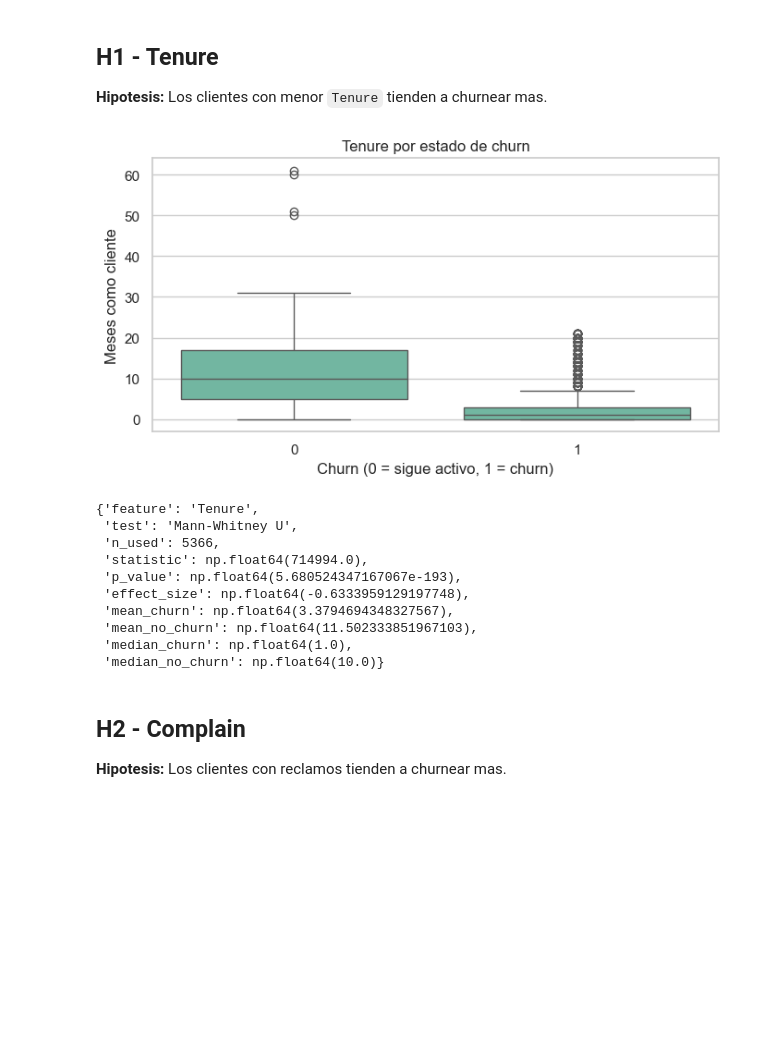
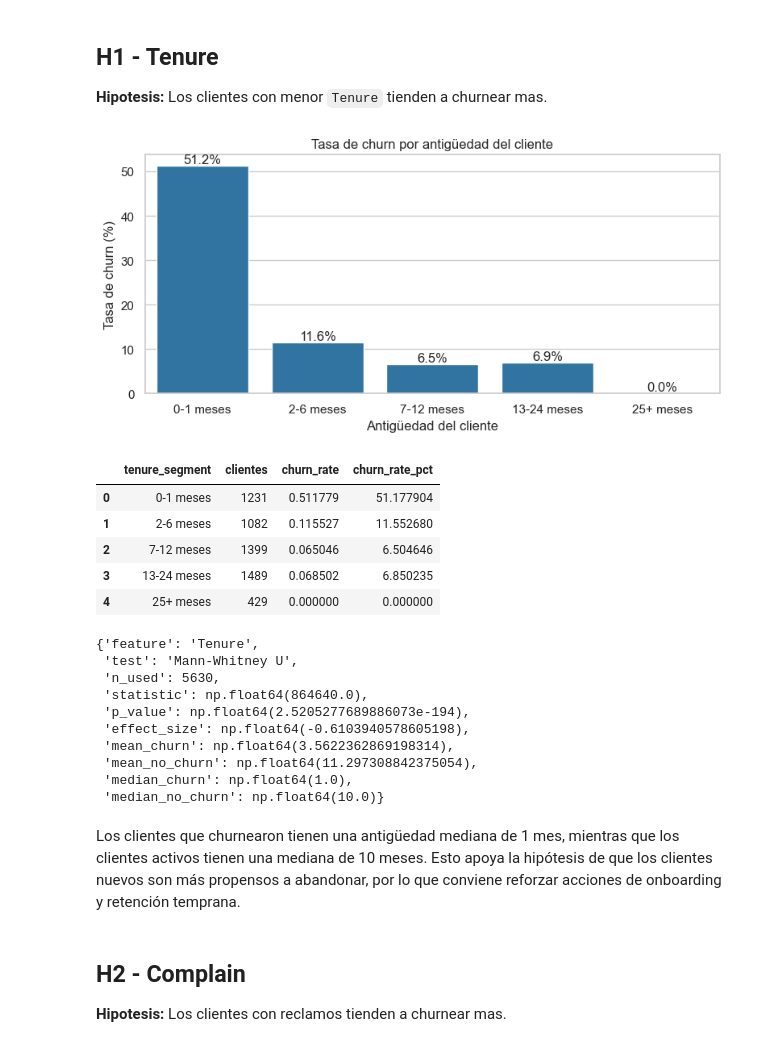
Before and after one commit to LBinello2004/TP3_Prediccion_Churn_IAAN_Grupo_04, a Jupyter notebook: notebooks/2. EDA guiado por hipotesis.ipynb, the cells around one changed output. Drawn from its saved outputs; the diff is of its cells as text; code cells hidden in the pictures; blank space fills up the shorter version.

```diff
--- a/notebooks/2. EDA guiado por hipotesis.ipynb
+++ b/notebooks/2. EDA guiado por hipotesis.ipynb
@@ -163,28 +133,73 @@ def plot_rate_by_category(data, feature, title, xlabel, filename):
 ## H1 - Tenure
 
 **Hipotesis:** Los clientes con menor `Tenure` tienden a churnear mas.
+# %%
+df_tenure = df[["Tenure", "Churn"]].dropna().copy()
+
+df_tenure["tenure_segment"] = pd.cut(
+    df_tenure["Tenure"],
+    bins=[-1, 1, 6, 12, 24, df_tenure["Tenure"].max()],
+    labels=["0-1 meses", "2-6 meses", "7-12 meses", "13-24 meses", "25+ meses"]
+)
+
+tenure_churn = (
+    df_tenure
+    .groupby("tenure_segment", observed=True)
+    .agg(
+        clientes=("Churn", "size"),
+        churn_rate=("Churn", "mean")
+    )
+    .reset_index()
+)
+
+tenure_churn["churn_rate_pct"] = tenure_churn["churn_rate"] * 100
+
+fig, ax = plt.subplots(figsize=(8, 4))
+
+sns.barplot(
+    data=tenure_churn,
+    x="tenure_segment",
+    y="churn_rate_pct",
+    color="#1f77b4",
+    ax=ax
+)
+
+ax.set_title("Tasa de churn por antigüedad del cliente")
+ax.set_xlabel("Antigüedad del cliente")
+ax.set_ylabel("Tasa de churn (%)")
+
+for container in ax.containers:
+    ax.bar_label(container, fmt="%.1f%%")
+
+fig.tight_layout()
+fig.savefig(OUTPUT_DIR / "H1_tenure_churn_rate_por_segmento.png", dpi=150, bbox_inches="tight")
+plt.show()
+
+tenure_churn
+# %% [output]
+[figure, added]
+|  | tenure_segment | clientes | churn_rate | churn_rate_pct |
+| 0 | 0-1 meses | 1231 | 0.511779 | 51.177904 |
+| 1 | 2-6 meses | 1082 | 0.115527 | 11.552680 |
+| 2 | 7-12 meses | 1399 | 0.065046 | 6.504646 |
+| 3 | 13-24 meses | 1489 | 0.068502 | 6.850235 |
+| 4 | 25+ meses | 429 | 0.000000 | 0.000000 |
 # %%
 h1_result = mann_whitney_test(df, "Tenure")
-plot_numeric_by_churn(
-    df,
-    "Tenure",
-    "Tenure por estado de churn",
-    "Meses como cliente",
-    "h1_tenure_by_churn.png",
-)
 h1_result
 # %% [output]
-[figure, removed]
 {'feature': 'Tenure',
  'test': 'Mann-Whitney U',
- 'n_used': 5366,
- 'statistic': np.float64(714994.0),
- 'p_value': np.float64(5.680524347167067e-193),
- 'effect_size': np.float64(-0.6333959129197748),
- 'mean_churn': np.float64(3.3794694348327567),
- 'mean_no_churn': np.float64(11.502333851967103),
+ 'n_used': 5630,
+ 'statistic': np.float64(864640.0),
+ 'p_value': np.float64(2.5205277689886073e-194),
+ 'effect_size': np.float64(-0.6103940578605198),
+ 'mean_churn': np.float64(3.5622362869198314),
+ 'mean_no_churn': np.float64(11.297308842375054),
  'median_churn': np.float64(1.0),
  'median_no_churn': np.float64(10.0)}
+# %% [markdown]
+Los clientes que churnearon tienen una antigüedad mediana de 1 mes, mientras que los clientes activos tienen una mediana de 10 meses. Esto apoya la hipótesis de que los clientes nuevos son más propensos a abandonar, por lo que conviene reforzar acciones de onboarding y retención temprana.
 # %% [markdown]
 ## H2 - Complain
 
```
Also changed, not shown: parts of 27 cells of this notebook, 15 other files.
